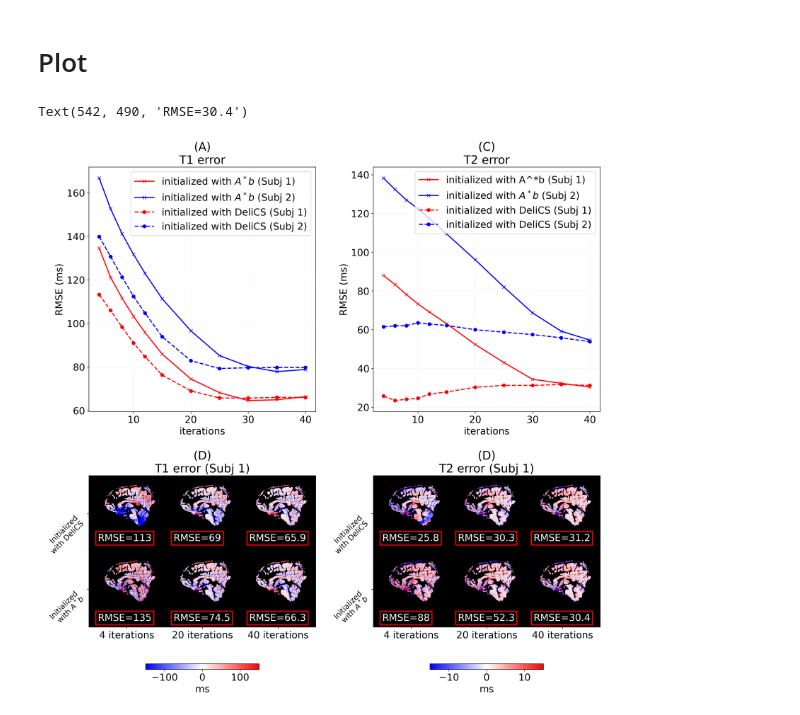
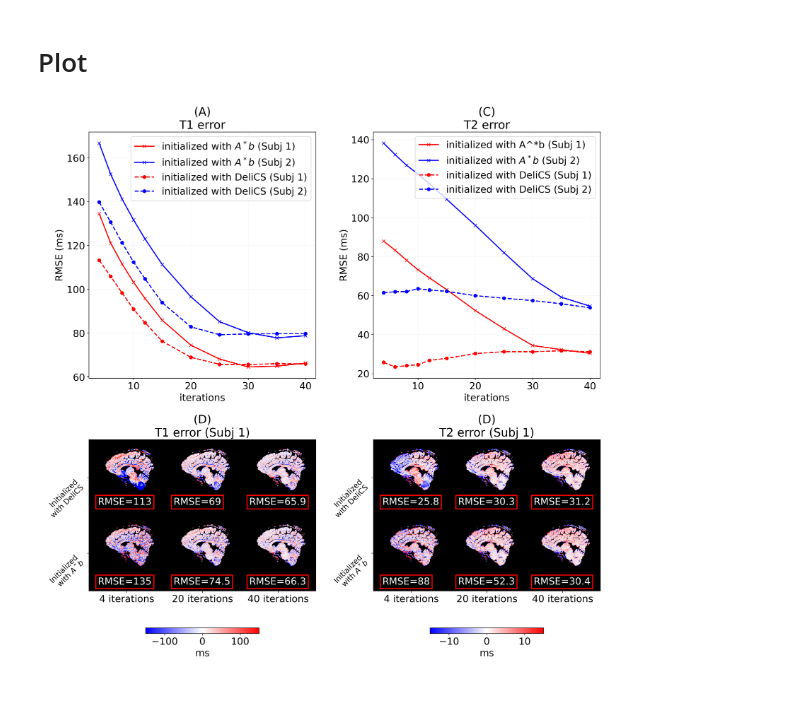
Before and after one commit to SetsompopLab/deli-cs, a Jupyter notebook: figures/04_convergence.ipynb, the cells around one changed output. Drawn from its saved outputs; the diff is of its cells as text; code cells hidden in the pictures.

```diff
--- a/figures/04_convergence.ipynb
+++ b/figures/04_convergence.ipynb
@@ -137,8 +134,6 @@ if not os.path.isfile(f'{case}/{mp}_ref_6min_msk_pve_2.nii.gz'):
     here = os.getcwd()
     nib.save(nib.Nifti1Image(target_T1_0, np.eye(4)),f'{here}/{case}/{mp}_ref_6min.nii.gz')
     os.system(f"/usr/local/fsl/bin/bet {here}/{case}/{mp}_ref_6min {here}/{case}/{mp}_ref_6min_msk  -m -g -0.5 -f 0.9")
-    brain_mask_0 = nib.load(f'{here}/{case}/{mp}_ref_6min_msk_mask.nii.gz').get_fdata()
-    brain_mask_0 = np.array(brain_mask_0,dtype=int)
     os.system(f'/usr/local/fsl/bin/fast {here}/{case}/{mp}_ref_6min_msk.nii.gz ' )
 
 wm_seg_mask_0 = nib.load(f'{case}/{mp}_ref_6min_msk_pve_0.nii.gz').get_fdata()
@@ -310,34 +303,34 @@ with plt.rc_context({'axes.prop_cycle': plt.cycler(color=['red', 'blue'])}):
 
 
 im = axs[1][0].imshow(np.concatenate((-np.concatenate(\
-                                    ( (np.rot90(((target_T1_0))[128,:,::-1],k=-1)-np.rot90(((init4_T1_0))[128,:,::-1],k=-1)), \
-                                     (np.rot90(((target_T1_0))[128,:,::-1],k=-1)-np.rot90(((uinit4_T1_0))[128,:,::-1],k=-1))),axis=0),\
+                                    ( (np.rot90(((target_T1_0))[135,:,::-1],k=-1)-np.rot90(((init4_T1_0))[135,:,::-1],k=-1)), \
+                                     (np.rot90(((target_T1_0))[135,:,::-1],k=-1)-np.rot90(((uinit4_T1_0))[135,:,::-1],k=-1))),axis=0),\
                                      -np.concatenate(\
-                                    ( (np.rot90(((target_T1_0))[128,:,::-1],k=-1)-np.rot90(((init20_T1_0))[128,:,::-1],k=-1)), \
-                                     (np.rot90(((target_T1_0))[128,:,::-1],k=-1)-np.rot90(((uinit20_T1_0))[128,:,::-1],k=-1))),axis=0),\
+                                    ( (np.rot90(((target_T1_0))[135,:,::-1],k=-1)-np.rot90(((init20_T1_0))[135,:,::-1],k=-1)), \
+                                     (np.rot90(((target_T1_0))[135,:,::-1],k=-1)-np.rot90(((uinit20_T1_0))[135,:,::-1],k=-1))),axis=0),\
                                      -np.concatenate(\
-                                    ( (np.rot90(((target_T1_0))[128,:,::-1],k=-1)-np.rot90(((init40_T1_0))[128,:,::-1],k=-1)), \
-                                     (np.rot90(((target_T1_0))[128,:,::-1],k=-1)-np.rot90(((uinit40_T1_0))[128,:,::-1],k=-1))),axis=0)),axis=1)
+                                    ( (np.rot90(((target_T1_0))[135,:,::-1],k=-1)-np.rot90(((init40_T1_0))[135,:,::-1],k=-1)), \
+                                     (np.rot90(((target_T1_0))[135,:,::-1],k=-1)-np.rot90(((uinit40_T1_0))[135,:,::-1],k=-1))),axis=0)),axis=1)
                                         , cmap="bwr", vmin=-150,vmax=150)
 
 axs[1][0].imshow(np.ma.masked_array(np.concatenate((np.concatenate(\
-                                    ( (np.rot90(((wmgm_mask_0))[128,:,::-1],k=-1)), \
-                                     (np.rot90(((wmgm_mask_0))[128,:,::-1],k=-1))),axis=0),\
+                                    ( (np.rot90(((wmgm_mask_0))[135,:,::-1],k=-1)), \
+                                     (np.rot90(((wmgm_mask_0))[135,:,::-1],k=-1))),axis=0),\
                                      np.concatenate(\
-                                    ( (np.rot90(((wmgm_mask_0))[128,:,::-1],k=-1)), \
-                                     (np.rot90(((wmgm_mask_0))[128,:,::-1],k=-1))),axis=0),
+                                    ( (np.rot90(((wmgm_mask_0))[135,:,::-1],k=-1)), \
+                                     (np.rot90(((wmgm_mask_0))[135,:,::-1],k=-1))),axis=0),
                                      np.concatenate(\
-                                    ( (np.rot90(((wmgm_mask_0))[128,:,::-1],k=-1)), \
-                                     (np.rot90(((wmgm_mask_0))[128,:,::-1],k=-1))),axis=0)),axis=1),\
+                                    ( (np.rot90(((wmgm_mask_0))[135,:,::-1],k=-1)), \
+                                     (np.rot90(((wmgm_mask_0))[135,:,::-1],k=-1))),axis=0)),axis=1),\
                                        mask = np.concatenate((np.concatenate(\
-                                    ( (np.rot90(((wmgm_mask_0))[128,:,::-1],k=-1)), \
-                                     (np.rot90(((wmgm_mask_0))[128,:,::-1],k=-1))),axis=0),\
+                                    ( (np.rot90(((wmgm_mask_0))[135,:,::-1],k=-1)), \
+                                     (np.rot90(((wmgm_mask_0))[135,:,::-1],k=-1))),axis=0),\
                                      np.concatenate(\
-                                    ( (np.rot90(((wmgm_mask_0))[128,:,::-1],k=-1)), \
-                                     (np.rot90(((wmgm_mask_0))[128,:,::-1],k=-1))),axis=0),
+                                    ( (np.rot90(((wmgm_mask_0))[135,:,::-1],k=-1)), \
+                                     (np.rot90(((wmgm_mask_0))[135,:,::-1],k=-1))),axis=0),
                                      np.concatenate(\
-                                    ( (np.rot90(((wmgm_mask_0))[128,:,::-1],k=-1)), \
-                                     (np.rot90(((wmgm_mask_0))[128,:,::-1],k=-1))),axis=0)),axis=1))\
+                                    ( (np.rot90(((wmgm_mask_0))[135,:,::-1],k=-1)), \
+                                     (np.rot90(((wmgm_mask_0))[135,:,::-1],k=-1))),axis=0)),axis=1))\
                                         , cmap="gray", vmin=0,vmax=1)
 
 plt.colorbar(im, ax=axs[1][0],shrink=0.5,label='ms',orientation='horizontal')
@@ -354,50 +347,51 @@ axs[1][0].text(30+512, 220, f'RMSE={T1_err_i40[0]:.3g}', bbox=dict(fill=False, e
 axs[1][0].text(30+512, 490, f'RMSE={T1_err_u40[0]:.3g}', bbox=dict(fill=False, edgecolor='red', linewidth=2),color='w')
 
 
 im = axs[1][1].imshow(np.concatenate((-np.concatenate(\
-                                    ( (np.rot90(((target_T2_0))[128,:,::-1],k=-1)-np.rot90(((init4_T2_0))[128,:,::-1],k=-1)), \
-                                     (np.rot90(((target_T2_0))[128,:,::-1],k=-1)-np.rot90(((uinit4_T2_0))[128,:,::-1],k=-1))),axis=0),\
+                                    ( (np.rot90(((target_T2_0))[135,:,::-1],k=-1)-np.rot90(((init4_T2_0))[135,:,::-1],k=-1)), \
+                                     (np.rot90(((target_T2_0))[135,:,::-1],k=-1)-np.rot90(((uinit4_T2_0))[135,:,::-1],k=-1))),axis=0),\
                                      -np.concatenate(\
-                                    ( (np.rot90(((target_T2_0))[128,:,::-1],k=-1)-np.rot90(((init20_T2_0))[128,:,::-1],k=-1)), \
-                                     (np.rot90(((target_T2_0))[128,:,::-1],k=-1)-np.rot90(((uinit20_T2_0))[128,:,::-1],k=-1))),axis=0),\
+                                    ( (np.rot90(((target_T2_0))[135,:,::-1],k=-1)-np.rot90(((init20_T2_0))[135,:,::-1],k=-1)), \
+                                     (np.rot90(((target_T2_0))[135,:,::-1],k=-1)-np.rot90(((uinit20_T2_0))[135,:,::-1],k=-1))),axis=0),\
                                      -np.concatenate(\
-                                    ( (np.rot90(((target_T2_0))[128,:,::-1],k=-1)-np.rot90(((init40_T2_0))[128,:,::-1],k=-1)), \
-                                     (np.rot90(((target_T2_0))[128,:,::-1],k=-1)-np.rot90(((uinit40_T2_0))[128,:,::-1],k=-1))),axis=0)),axis=1)
+                                    ( (np.rot90(((target_T2_0))[135,:,::-1],k=-1)-np.rot90(((init40_T2_0))[135,:,::-1],k=-1)), \
+                                     (np.rot90(((target_T2_0))[135,:,::-1],k=-1)-np.rot90(((uinit40_T2_0))[135,:,::-1],k=-1))),axis=0)),axis=1)
                                         , cmap="bwr", vmin=-15,vmax=15)
 
 axs[1][1].imshow(np.ma.masked_array(np.concatenate((np.concatenate(\
-                                    ( (np.rot90(((wmgm_mask_0))[128,:,::-1],k=-1)), \
-                                     (np.rot90(((wmgm_mask_0))[128,:,::-1],k=-1))),axis=0),\
+                                    ( (np.rot90(((wmgm_mask_0))[135,:,::-1],k=-1)), \
+                                     (np.rot90(((wmgm_mask_0))[135,:,::-1],k=-1))),axis=0),\
                                      np.concatenate(\
-                                    ( (np.rot90(((wmgm_mask_0))[128,:,::-1],k=-1)), \
-                                     (np.rot90(((wmgm_mask_0))[128,:,::-1],k=-1))),axis=0),
+                                    ( (np.rot90(((wmgm_mask_0))[135,:,::-1],k=-1)), \
+                                     (np.rot90(((wmgm_mask_0))[135,:,::-1],k=-1))),axis=0),
                                      np.concatenate(\
-                                    ( (np.rot90(((wmgm_mask_0))[128,:,::-1],k=-1)), \
-                                     (np.rot90(((wmgm_mask_0))[128,:,::-1],k=-1))),axis=0)),axis=1),\
+                                    ( (np.rot90(((wmgm_mask_0))[135,:,::-1],k=-1)), \
+                                     (np.rot90(((wmgm_mask_0))[135,:,::-1],k=-1))),axis=0)),axis=1),\
                                        mask = np.concatenate((np.concatenate(\
-                                    ( (np.rot90(((wmgm_mask_0))[128,:,::-1],k=-1)), \
-                                     (np.rot90(((wmgm_mask_0))[128,:,::-1],k=-1))),axis=0),\
+                                    ( (np.rot90(((wmgm_mask_0))[135,:,::-1],k=-1)), \
+                                     (np.rot90(((wmgm_mask_0))[135,:,::-1],k=-1))),axis=0),\
                                      np.concatenate(\
-                                    ( (np.rot90(((wmgm_mask_0))[128,:,::-1],k=-1)), \
-                                     (np.rot90(((wmgm_mask_0))[128,:,::-1],k=-1))),axis=0),
+                                    ( (np.rot90(((wmgm_mask_0))[135,:,::-1],k=-1)), \
+                                     (np.rot90(((wmgm_mask_0))[135,:,::-1],k=-1))),axis=0),
                                      np.concatenate(\
-                                    ( (np.rot90(((wmgm_mask_0))[128,:,::-1],k=-1)), \
-                                     (np.rot90(((wmgm_mask_0))[128,:,::-1],k=-1))),axis=0)),axis=1))\
+                                    ( (np.rot90(((wmgm_mask_0))[135,:,::-1],k=-1)), \
+                                     (np.rot90(((wmgm_mask_0))[135,:,::-1],k=-1))),axis=0)),axis=1))\
                                         , cmap="gray", vmin=0,vmax=1)
 
 
 plt.colorbar(im, ax=axs[1][1],shrink=0.5,label='ms',orientation='horizontal')
 axs[1][1].set_yticks([128,128+256])
 axs[1][1].set_yticklabels(["Initialized\n with DeliCS",'Initialized\n with $A^*b$'],rotation=45,va='top',ha='right',fontsize=14)
 axs[1][1].set_xticks([128,128+256,128+256+256])
 axs[1][1].set_xticklabels(["4 iterations",'20 iterations', '40 iterations'],va='top',ha='center')
 axs[1][1].set_title('(D)\nT2 error (Subj 1)')
 axs[1][1].text(30, 220, f'RMSE={T2_err_i4[0]:.3g}', bbox=dict(fill=False, edgecolor='red', linewidth=2),color='w')
 axs[1][1].text(30, 490, f'RMSE={T2_err_u4[0]:.3g}', bbox=dict(fill=False, edgecolor='red', linewidth=2),color='w')
 axs[1][1].text(30+256, 220, f'RMSE={T2_err_i20[0]:.3g}', bbox=dict(fill=False, edgecolor='red', linewidth=2),color='w')
 axs[1][1].text(30+256, 490, f'RMSE={T2_err_u20[0]:.3g}', bbox=dict(fill=False, edgecolor='red', linewidth=2),color='w')
 axs[1][1].text(30+512, 220, f'RMSE={T2_err_i40[0]:.3g}', bbox=dict(fill=False, edgecolor='red', linewidth=2),color='w')
 axs[1][1].text(30+512, 490, f'RMSE={T2_err_u40[0]:.3g}', bbox=dict(fill=False, edgecolor='red', linewidth=2),color='w')
+
+plt.savefig('04_convergence')
 # %% [output]
-Text(542, 490, 'RMSE=30.4')
-[figure, old version]
+[figure, new version]
```
Also changed, not shown: parts of 2 cells of this notebook, 5 other files.
